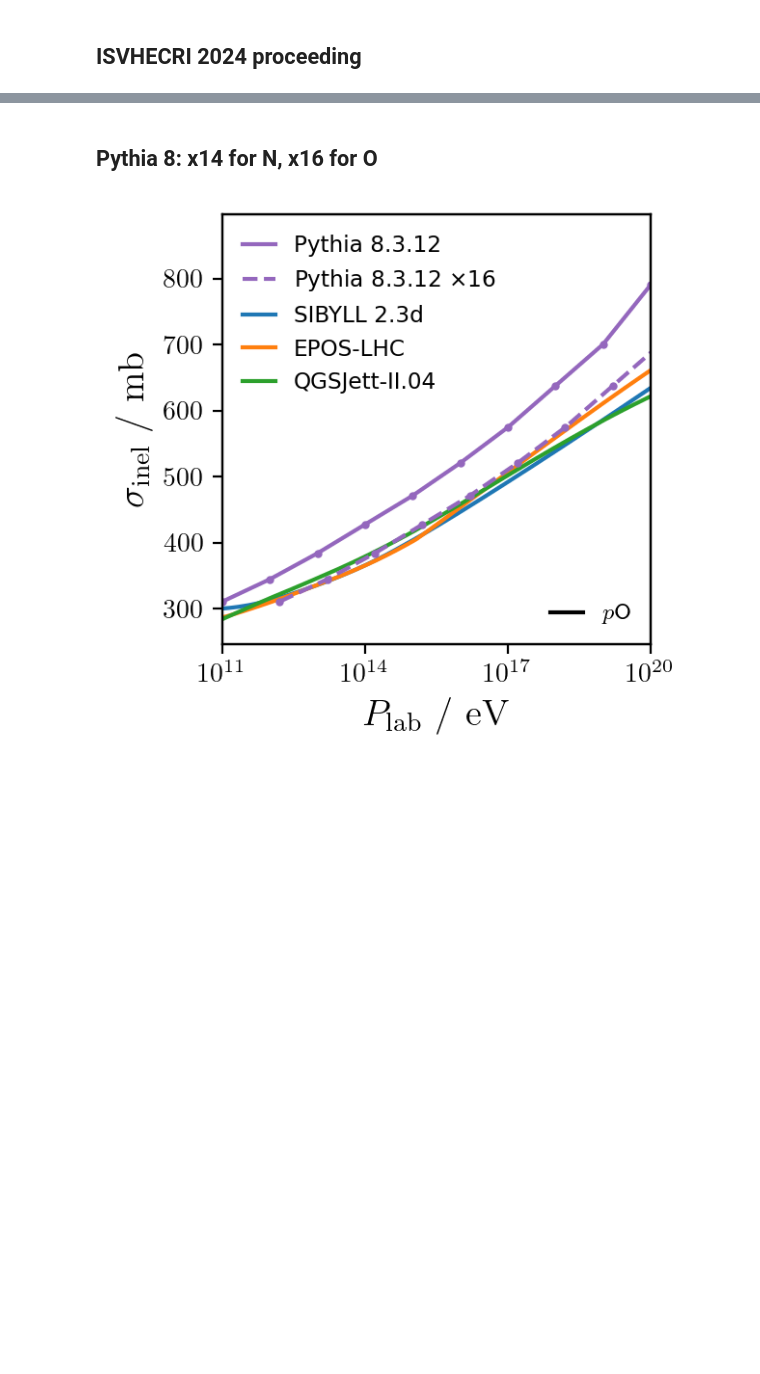
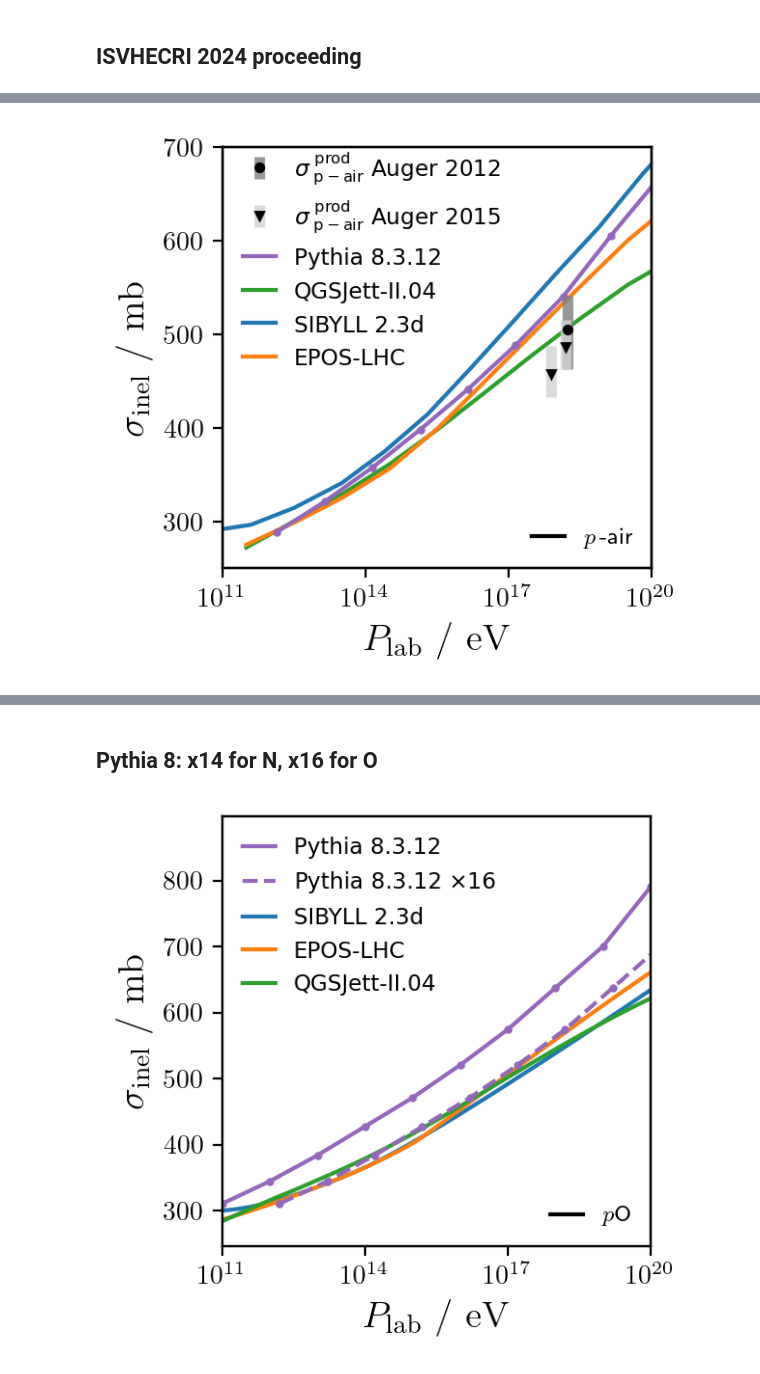
Before and after one commit to gaudu/pythia8312, a Jupyter notebook: examples/pythia8312_xsec_plotting.ipynb, the cells around one changed output, grey strips where cells are left out. Cells and saved outputs as stored; diff of their text form; code cells hidden in the pictures; blank space fills up the shorter version.

Commit message:
modify subplot for isvhecri proceeding + create p-air for all models + check difference between inel and prod for sibyll 2.3d

```diff
--- a/examples/pythia8312_xsec_plotting.ipynb
+++ b/examples/pythia8312_xsec_plotting.ipynb
@@ -980,0 +1040,100 @@ plt.show()
+# %%
+# p-air
+
+from scipy.interpolate import interp1d
+
+def errsum(li1, li2):
+    return np.sqrt( np.array(li1)**2 + np.array(li2)**2)
+
+plt.rcParams['text.usetex'] = True
+plt.rcParams['font.family'] = 'serif'
+plt.rcParams['font.serif'] = ['Computer Modern Roman']
+
+fig, ax = plt.subplots(figsize=(3.2,3), dpi=200)
+ax.set(xlim=(1e11,1e20), ylim=(250,700))
+ax.set_xscale('log')
+ax.set(xlabel=r"$P_\mathrm{lab}$ / $\mathrm{eV}$", ylabel=r"$\sigma_\mathrm{inel}$ / $\mathrm{mb}$")
+ax.xaxis.label.set_size(14)
+ax.yaxis.label.set_size(14)
+
+plt.rcParams['text.usetex'] = False
+plt.rcParams['font.family'] = 'sans-serif'
+plt.rcParams['font.sans-serif'] = ['DejaVu Sans']
+
+# pythia 8.3.12
+p_O_dataframe = p_O_dataframe.reset_index(drop=True)
+p_N_dataframe = p_N_dataframe.reset_index(drop=True)
+p_air_dataframe = p_O_dataframe.copy()
+p_air_dataframe['sig_inel_O'] = p_O_dataframe['sig_inel']*0.2
+p_air_dataframe['sig_inel_N'] = p_N_dataframe['sig_inel']*0.8
+p_air_dataframe['sig_inel'] = p_air_dataframe['sig_inel_O'] + p_air_dataframe['sig_inel_N']
+p_air_dataframe['err_inel'] = np.sqrt((0.2 * p_O_dataframe['err_inel'])**2 + (0.8 * p_N_dataframe['err_inel'])**2)
+ax.errorbar(14*p_air_dataframe['elab']*1e9, p_air_dataframe['sig_inel'], yerr=p_air_dataframe['err_inel'], c='tab:purple', fmt='o', ms=2, ecolor='lightgrey', elinewidth=4, ls='-')
+#ax.errorbar(14*p_N_dataframe['elab']*1e9, p_N_dataframe['sig_inel'], yerr=p_N_dataframe['err_inel'], c='tab:purple', fmt='o', ms=2, ecolor='lightgrey', elinewidth=4, ls='--')
+#ax.errorbar(16*p_O_dataframe['elab']*1e9, p_O_dataframe['sig_inel'], yerr=p_O_dataframe['err_inel'], c='tab:purple', fmt='o', ms=2, ecolor='lightgrey', elinewidth=4, ls=':')
+ax.plot([None], [None], ls='-', color="tab:purple", label="Pythia 8.3.12")
+
+# qgsjet-II.04
+num_values = 10
+selected_indices = np.linspace(0, len(xs_p_N_qgsjetII04[0, :]) - 1, num_values, dtype=int)
+x_selected = xs_p_N_qgsjetII04[0, selected_indices] * 1e9
+y_selected_N = xs_p_N_qgsjetII04[1, selected_indices]
+y_selected_O = np.interp(x_selected, xs_p_O_qgs[0, :], xs_p_O_qgs[1, :])
+y_mixed = 0.2 * y_selected_O + 0.8 * y_selected_N
+xs_p_air_qgs = np.zeros((2, num_values))
+xs_p_air_qgs[0, :] = x_selected
+xs_p_air_qgs[1, :] = y_mixed
+ax.plot(xs_p_air_qgs[0,:], xs_p_air_qgs[1,:], "-", color="tab:green", label="QGSJett-II.04")
+#ax.plot(xs_p_N_qgsjetII04[0,:], xs_p_N_qgsjetII04[1,:], "--", color="tab:green", label="QGSJett-II.04")
+#ax.plot(xs_p_O_qgs[0,:], xs_p_O_qgs[1,:], ":", color="tab:green", label="QGSJett-II.04")
+
+# sibyll 2.3d
+num_values = 12
+selected_indices = np.linspace(0, len(xs_p_N_sib) - 1, num_values, dtype=int)
+elab_selected = (10 ** elab_sib_2)[selected_indices] * 1e9
+y_selected_N_sib = xs_p_N_sib[selected_indices]
+y_selected_O_sib = np.interp(elab_selected, xs_p_O_sib[0, :], xs_p_O_sib[1, :])
+y_mixed_sib = 0.2 * y_selected_O_sib + 0.8 * y_selected_N_sib
+x_sib = elab_selected
+ax.plot(x_sib, y_mixed_sib, "-", color="tab:blue", label="SIBYLL 2.3d")
+#ax.plot((10 ** elab_sib_2)*1e9, xs_p_N_sib, "--", color="tab:blue")
+#ax.plot(xs_p_O_sib[0,:], xs_p_O_sib[1,:], ":", color="tab:blue")
+
+# epos-lhc
+num_values = 10
+selected_indices = np.linspace(0, len(xs_p_N_eposlhc[0, :]) - 1, num_values, dtype=int)
+x_selected = xs_p_N_eposlhc[0, selected_indices] * 1e9
+y_selected_N = xs_p_N_eposlhc[1, selected_indices]
+y_selected_O = np.interp(x_selected, xs_p_O_epos[0, :], xs_p_O_epos[1, :])
+y_mixed = 0.2 * y_selected_O + 0.8 * y_selected_N
+xs_p_air_epos = np.zeros((2, num_values))
+xs_p_air_epos[0, :] = x_selected
+xs_p_air_epos[1, :] = y_mixed
+ax.plot(xs_p_air_epos[0,:], xs_p_air_epos[1,:], "-", color="tab:orange", label="EPOS-LHC")
+#ax.plot(xs_p_N_eposlhc[0,:]* 1e9, xs_p_N_eposlhc[1,:], "--", color="tab:orange")
+#ax.plot(xs_p_O_epos[0,:], xs_p_O_epos[1,:], ":", color="tab:orange")
+ax.legend(loc='upper left', bbox_to_anchor=(0, 0.81), fontsize="small", frameon=False, handlelength=1.5)
+
+# experiments
+ax3 = ax.twinx()
+ax3.set_ylim(ax.get_ylim())
+ax3.get_yaxis().set_visible(False)
+ax3.errorbar(10**18.24, 505, yerr=[[42.2], [35.6]], c='black', fmt='o', ms=3, ecolor='tab:grey', elinewidth=4, label=r"$\sigma^\mathrm{~prod}_\mathrm{~p-air}$ Auger 2012")
+ax3.errorbar(10**17.9, 457.511, yerr=[[24.7], [30.1]], c='black', fmt='v', ms=3, ecolor='lightgrey', elinewidth=4, label=r"$\sigma^\mathrm{~prod}_\mathrm{~p-air}$ Auger 2015")
+ax3.errorbar(10**18.2, 485.767, yerr=[[23.6], [28.9]], c='black', fmt='v', ms=3, ecolor='lightgrey', elinewidth=4)
+for collection in ax3.collections:
+    collection.set_alpha(0.8)
+ax3.legend(loc='upper left', bbox_to_anchor=(0, 1.04), fontsize="small", frameon=False, handlelength=1.5)
+
+plt.rcParams['text.usetex'] = True
+
+ax2 = ax.twinx()
+ax2.get_yaxis().set_visible(False)
+ax2.plot([None], [None], "-", color="black", label=r"$p$\,-air")
+ax2.legend(loc='lower right', bbox_to_anchor=(1, 0), fontsize="small", frameon=False, handlelength=1.5)
+
+fig.tight_layout()
+fig.savefig("xs_inel_p-air.png", dpi=400)
+fig.savefig("xs_inel_p-air.pdf", format='pdf')
+# %% [output]
+[figure, added]
```
Also changed, not shown: parts of 11 cells of this notebook.
